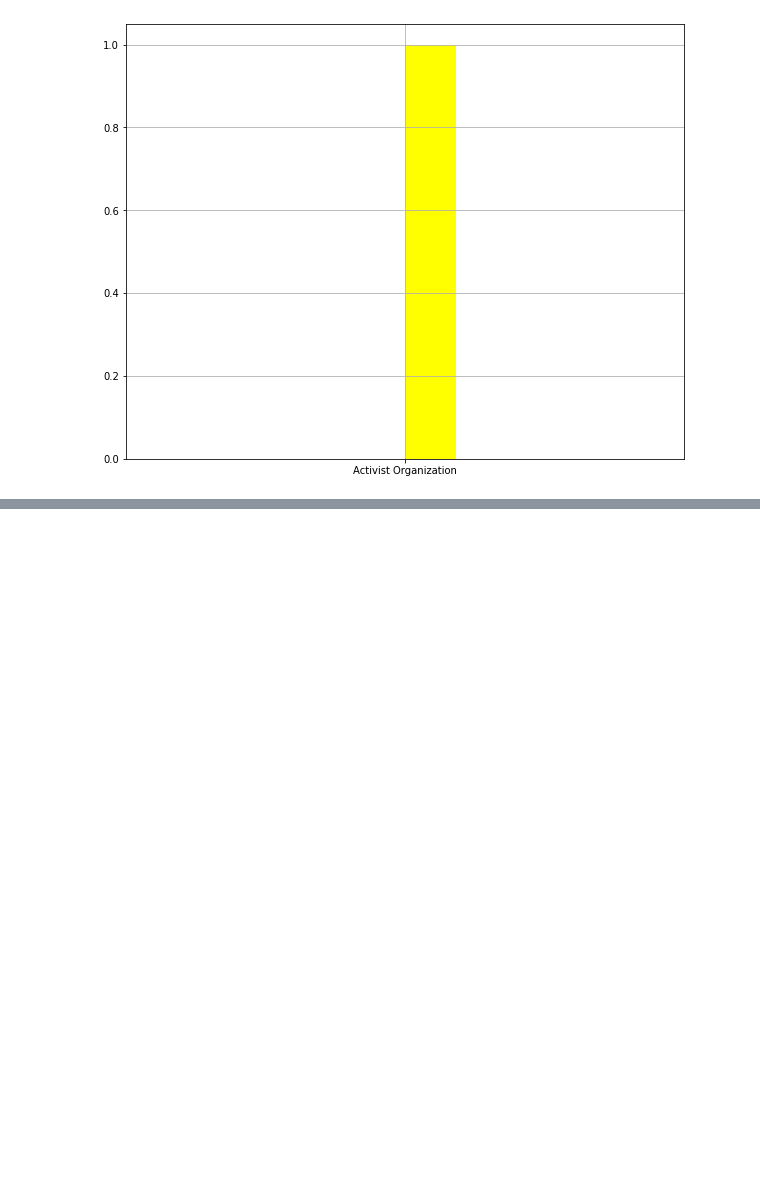
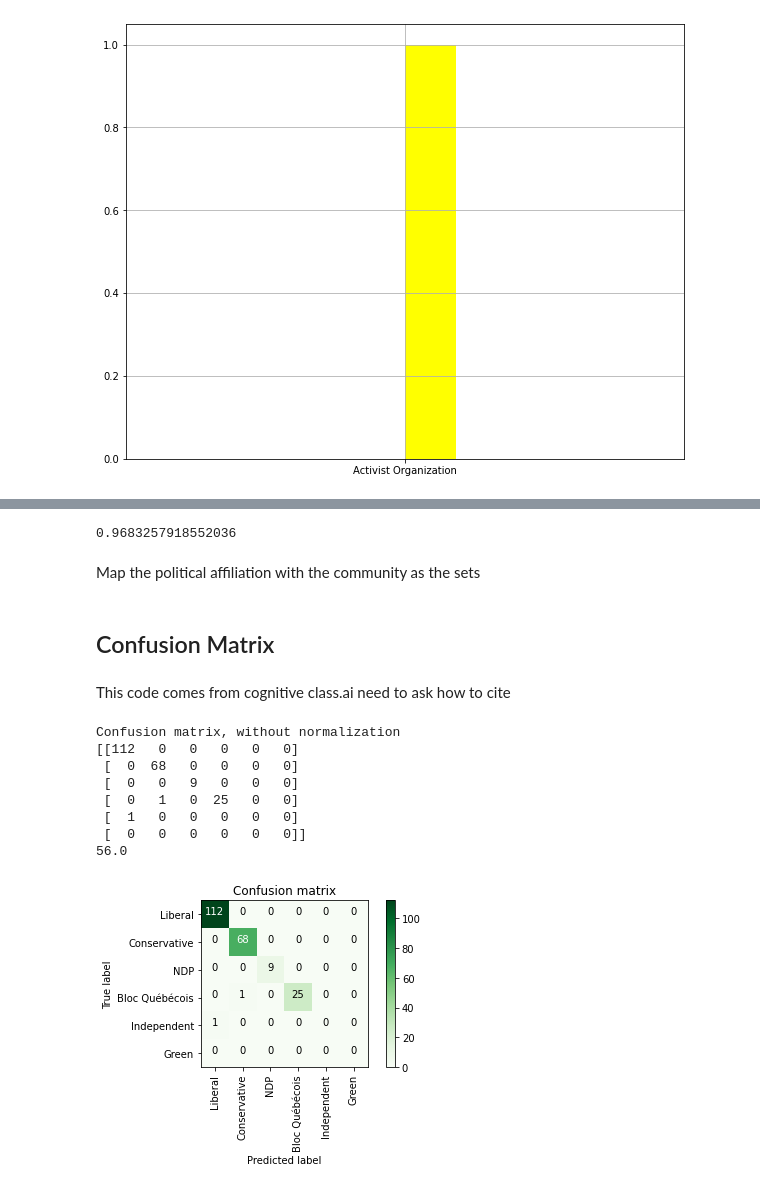
Before and after one commit to kaitlin31415/Canadian-Political-Diversification-Network-Analysis, a Jupyter notebook: Final_Full_Network/Community Analysis/Community Structures.ipynb, the cells around one changed output, grey strips where cells are left out. Drawn from its saved outputs; the diff is of its cells as text; code cells hidden in the pictures; blank space fills up the shorter version.

```diff
--- a/Final_Full_Network/Community Analysis/Community Structures.ipynb
+++ b/Final_Full_Network/Community Analysis/Community Structures.ipynb
@@ -285,0 +273,13 @@ Index(['id', 'political affiliation'], dtype='object')
+# %%
+just_mp = communities.dropna(subset=['political affiliation'])
+just_mp = just_mp[just_mp['political affiliation'] != "Activist Organization"]
+# %%
+jaccard_similarity_score(just_mp['political affiliation'].to_numpy(), just_mp['community'].to_numpy())
+# %% [output]
+0.9683257918552036
+# %% [markdown]
+Map the political affiliation with the community as the sets
+# %% [markdown]
+## Confusion Matrix
+# %% [markdown]
+This code comes from cognitive class.ai need to ask how to cite
@@ -285,0 +326,19 @@ Index(['id', 'political affiliation'], dtype='object')
+# %%
+# Compute confusion matrix
+cnf_matrix = confusion_matrix( just_mp['political affiliation'].to_numpy(), just_mp['community'].to_numpy(), labels=["Liberal", "Conservative", "NDP", "Bloc Québécois", "Independent", "Green"])
+np.set_printoptions(precision=2)
+
+
+# Plot non-normalized confusion matrix
+plt.figure()
+plot_confusion_matrix(cnf_matrix, classes=["Liberal", "Conservative", "NDP", "Bloc Québécois", "Independent", "Green"],normalize= False,  title='Confusion matrix')
+# %% [output]
+Confusion matrix, without normalization
+[[112   0   0   0   0   0]
+ [  0  68   0   0   0   0]
+ [  0   0   9   0   0   0]
+ [  0   1   0  25   0   0]
+ [  1   0   0   0   0   0]
+ [  0   0   0   0   0   0]]
+56.0
+[figure, added]
```
Also changed, not shown: parts of 97 cells of this notebook, 6 other files.
